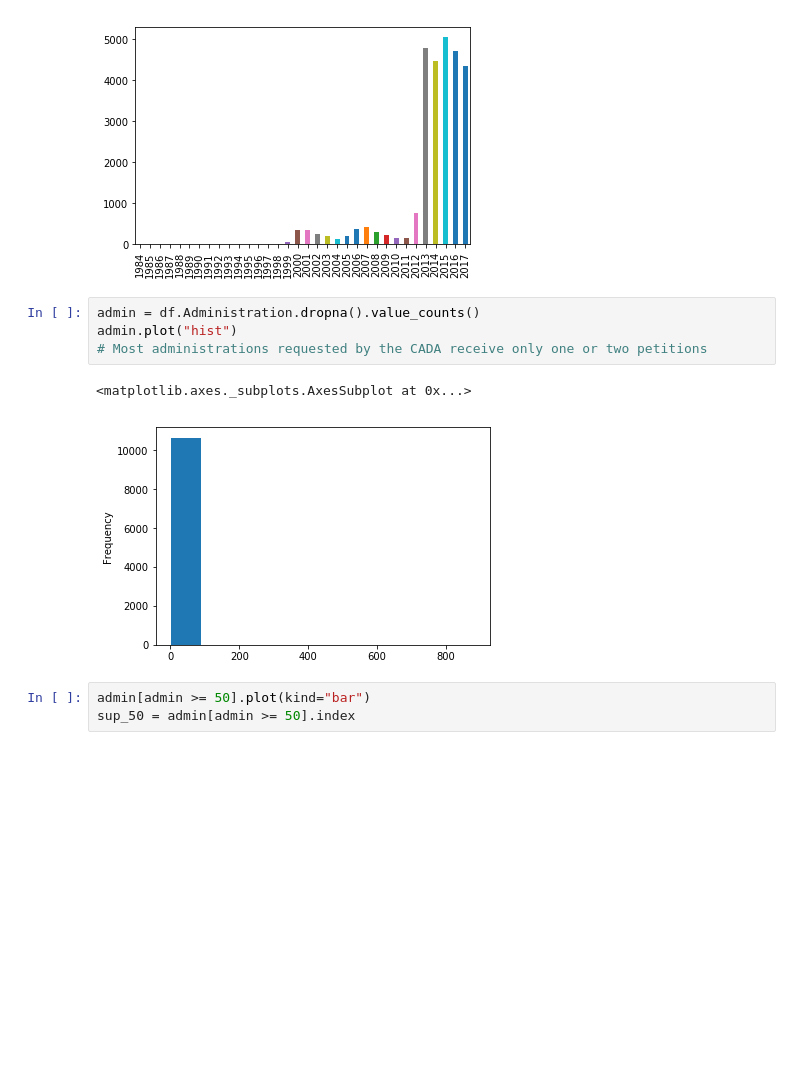
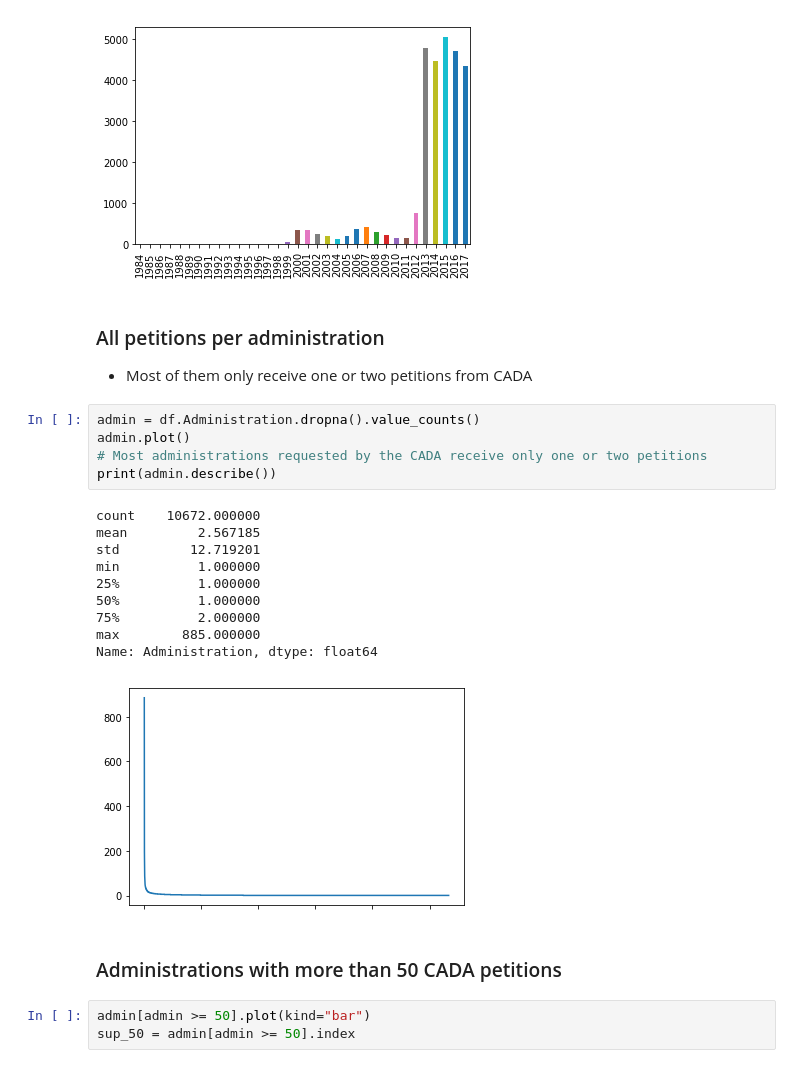
Before and after one commit to etalab/cada_explore, a Jupyter notebook: notebook/cada_explore.ipynb, the cells around one changed output. Saved outputs shown, nothing was run; the diff lists cells and outputs as text; blank space fills up the shorter version.

```diff
--- a/notebook/cada_explore.ipynb
+++ b/notebook/cada_explore.ipynb
@@ -49,13 +58,27 @@ df.Année.value_counts().sort_index().plot(kind="bar")
 # %% [output]
 <matplotlib.axes._subplots.AxesSubplot at 0x...>
 [figure]
+# %% [markdown]
+### All petitions per administration
+* Most of them only receive one or two petitions from CADA
 # %%
 admin = df.Administration.dropna().value_counts()
-admin.plot("hist")
+admin.plot()
 # Most administrations requested by the CADA receive only one or two petitions
+print(admin.describe())
 # %% [output]
-<matplotlib.axes._subplots.AxesSubplot at 0x...>
+count    10672.000000
+mean         2.567185
+std         12.719201
+min          1.000000
+25%          1.000000
+50%          1.000000
+75%          2.000000
+max        885.000000
+Name: Administration, dtype: float64
-[figure, old version]
+[figure, new version]
+# %% [markdown]
+### Administrations with more than 50 CADA petitions
 # %%
 admin[admin >= 50].plot(kind="bar")
 sup_50 = admin[admin >= 50].index
```
Also changed, not shown: parts of 19 cells of this notebook.
